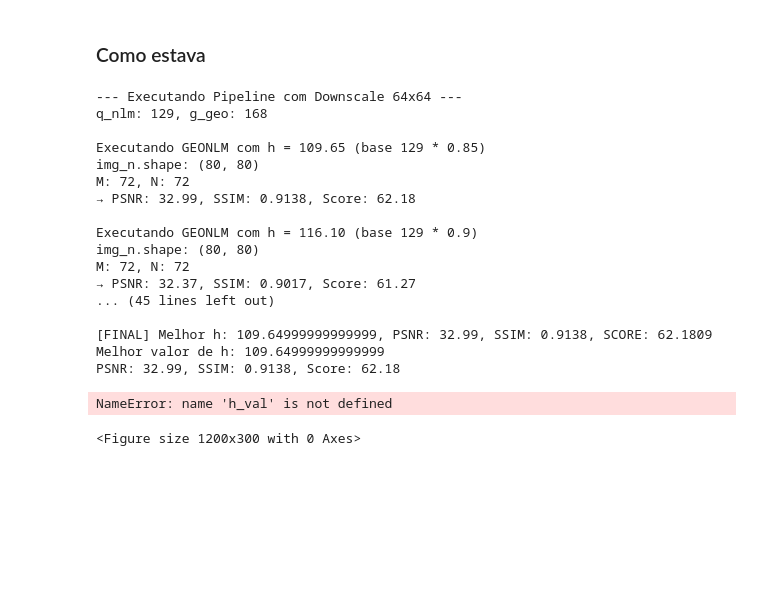
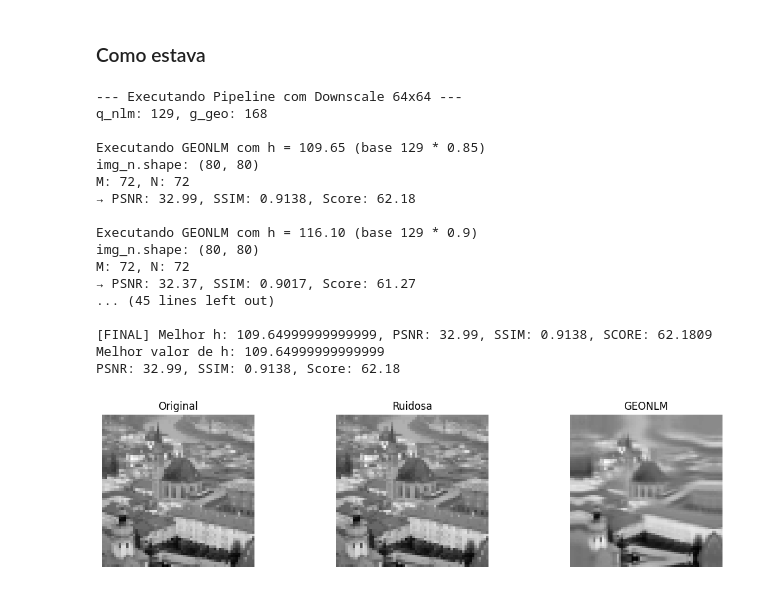
Before and after one commit to AdrianoCarvalh0/ProjectDoutorado, a Jupyter notebook: wvc/256x256/Cuda_Gaussian_funcionando.ipynb, the cells around one changed output. Saved outputs shown, nothing was run; the diff lists cells and outputs as text; code cells hidden in the pictures; blank space fills up the shorter version.

```diff
--- a/wvc/256x256/Cuda_Gaussian_funcionando.ipynb
+++ b/wvc/256x256/Cuda_Gaussian_funcionando.ipynb
@@ -1169,7 +1373,7 @@ Dimensões da imagem final filtrada (uint8): (128, 128)
 #     return img_base, img_noisy, melhor_img, melhor_h, psnr, ssim, score
 
 
-def run_geonlm_pipeline2(img_original, img_noisy, f, t, nn=10, h_multipliers=[0.85, 0.90,0.95,1, 1.05, 1.10, 1.15, 1.2, 1.23, 1.25,1.35]):
+def run_geonlm_pipeline2(img_original, img_noisy, f, t, nn=10, h_multipliers=[0.85, 0.90,0.95,1, 1.05])#, 1.10, 1.15, 1.2, 1.23, 1.25,1.35]):
 
     img_noisy_mirror = mirror_cpu(img_noisy, f)
     h_base, _ = compute_adaptive_q(sigma)
@@ -1184,7 +1388,7 @@ def run_geonlm_pipeline2(img_original, img_noisy, f, t, nn=10, h_multipliers=[0.
     melhor_ssim = None
 
     for mult in h_multipliers:
-        h_geo = h_base * mult
+        h_geo = (h_base)  * mult
         print(f"\nExecutando GEONLM com h = {h_geo:.2f} (base {h_base} * {mult})")
 
         img_geo = Parallel_GEONLM(img_n_geo, f=f, t=t, h=h_geo, nn=nn)
@@ -1244,36 +1448,35 @@ print(f"PSNR: {melhor_psnr:.2f}, SSIM: {melhor_ssim:.4f}, Score: {melhor_score:.
 
 # ------------------------- VISUALIZAÇÃO -------------------------
 
 import matplotlib.pyplot as plt
 
 # Exibindo os resultados
 plt.figure(figsize=(12, 3))
-plt.suptitle(f"Downscale 64x64 | h={h_val} | PSNR={psnr_val:.2f} | SSIM={ssim_val:.4f}")
+# plt.suptitle(f"Downscale 64x64 | h={h_val} | PSNR={psnr_val:.2f} | SSIM={ssim_val:.4f}")
 
 # Exibindo as imagens de forma organizada
-plt.subplot(1, 3, 1); plt.title("Original"); plt.imshow(img_base.astype(np.uint8), cmap='gray'); plt.axis('off')
-plt.subplot(1, 3, 2); plt.title("Ruidosa"); plt.imshow(img_noisy.astype(np.uint8), cmap='gray'); plt.axis('off')
-plt.subplot(1, 3, 3); plt.title("GEONLM"); plt.imshow(img_filtered.astype(np.uint8), cmap='gray'); plt.axis('off')
+plt.subplot(1, 3, 1); plt.title("Original"); plt.imshow(img_downscaled.astype(np.uint8), cmap='gray'); plt.axis('off')
+plt.subplot(1, 3, 2); plt.title("Ruidosa"); plt.imshow(imagem_ruidosa_downscaled.astype(np.uint8), cmap='gray'); plt.axis('off')
+plt.subplot(1, 3, 3); plt.title("GEONLM"); plt.imshow(melhor_img.astype(np.uint8), cmap='gray'); plt.axis('off')
 
 plt.tight_layout()
 plt.show()
 # %% [output]
 --- Executando Pipeline com Downscale 64x64 ---
 q_nlm: 129, g_geo: 168
 
 Executando GEONLM com h = 109.65 (base 129 * 0.85)
 img_n.shape: (80, 80)
 M: 72, N: 72
 → PSNR: 32.99, SSIM: 0.9138, Score: 62.18
 
 Executando GEONLM com h = 116.10 (base 129 * 0.9)
 img_n.shape: (80, 80)
 M: 72, N: 72
 → PSNR: 32.37, SSIM: 0.9017, Score: 61.27
 ... (45 lines left out)
 
 [FINAL] Melhor h: 109.64999999999999, PSNR: 32.99, SSIM: 0.9138, SCORE: 62.1809
 Melhor valor de h: 109.64999999999999
 PSNR: 32.99, SSIM: 0.9138, Score: 62.18
-NameError: name 'h_val' is not defined
-<Figure size 1200x300 with 0 Axes>
+[figure, added]
```
Also changed, not shown: parts of 14 cells of this notebook, 3 other files.
